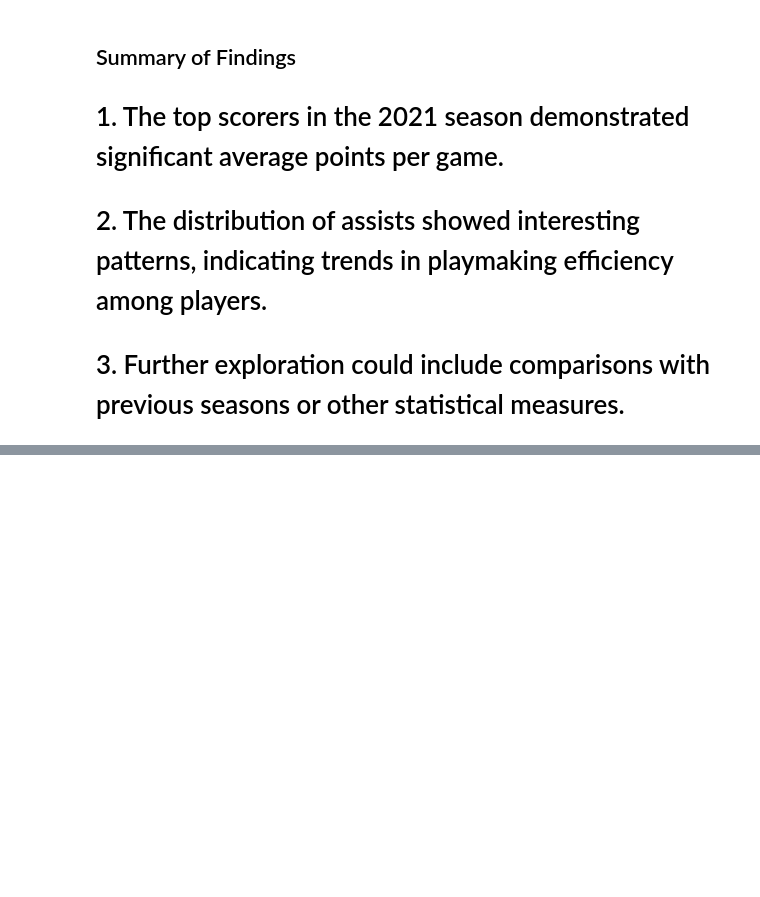
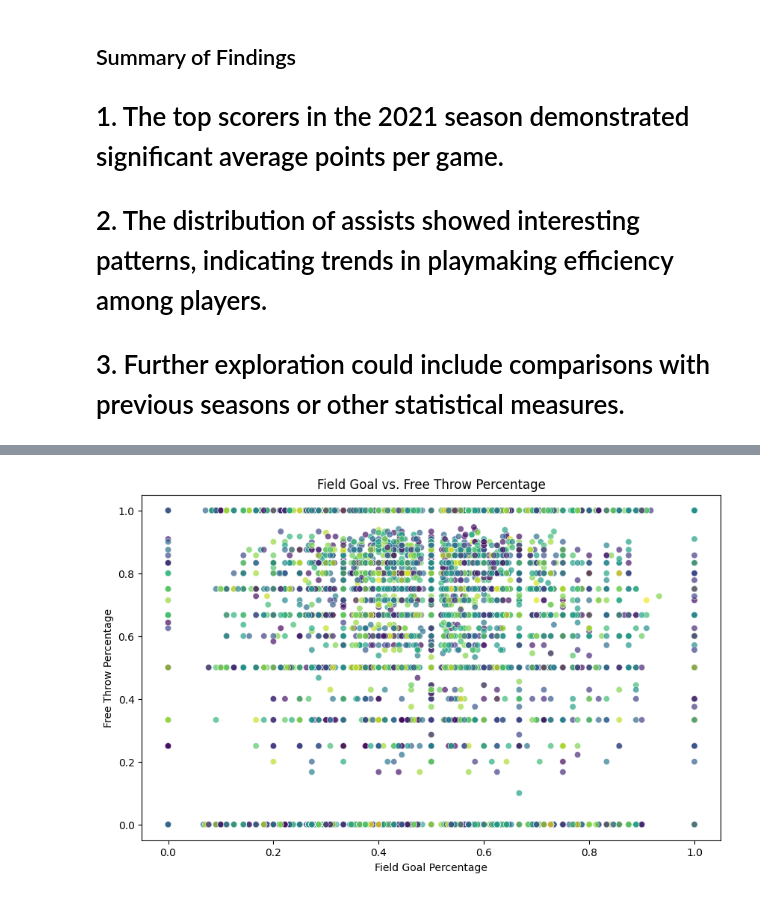
Before and after one commit to Delery5/Delery5.github.io, a Jupyter notebook: NBA_Player_Stats.ipynb, the cells around one changed output, grey strips where cells are left out. Cells and saved outputs as stored; diff of their text form; code cells hidden in the pictures; blank space fills up the shorter version.

```diff
--- a/NBA_Player_Stats.ipynb
+++ b/NBA_Player_Stats.ipynb
@@ -98,0 +202,11 @@ Name: PTS, dtype: float64
+# %%
+# Scatter plot for FG_PCT and FT_PCT
+plt.figure(figsize=(10, 6))
+sns.scatterplot(x='FG_PCT', y='FT_PCT', data=data, hue='PLAYER_NAME', palette='viridis', alpha=0.7)
+plt.title('Field Goal vs. Free Throw Percentage')
+plt.xlabel('Field Goal Percentage')
+plt.ylabel('Free Throw Percentage')
+plt.legend([],[], frameon=False)  # Hide legend if too many players
+plt.show()
+# %% [output]
+[figure, added]
```
Also changed, not shown: parts of 6 cells of this notebook.
